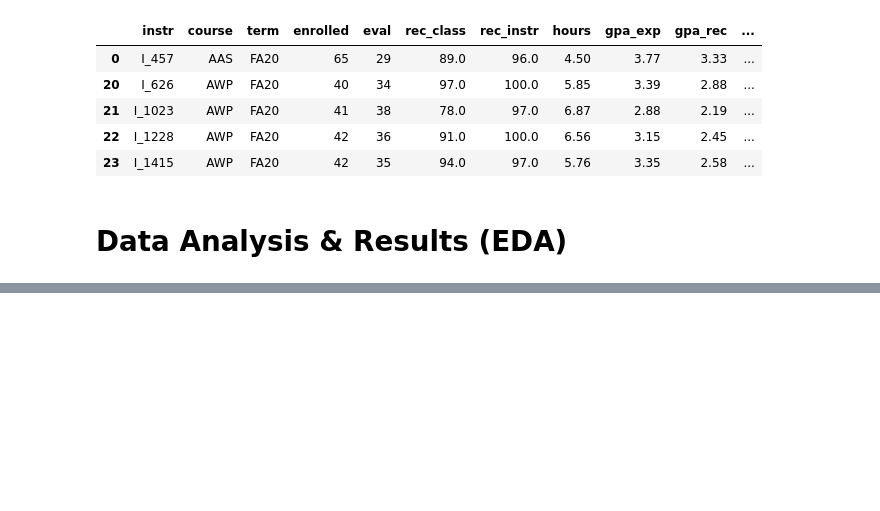
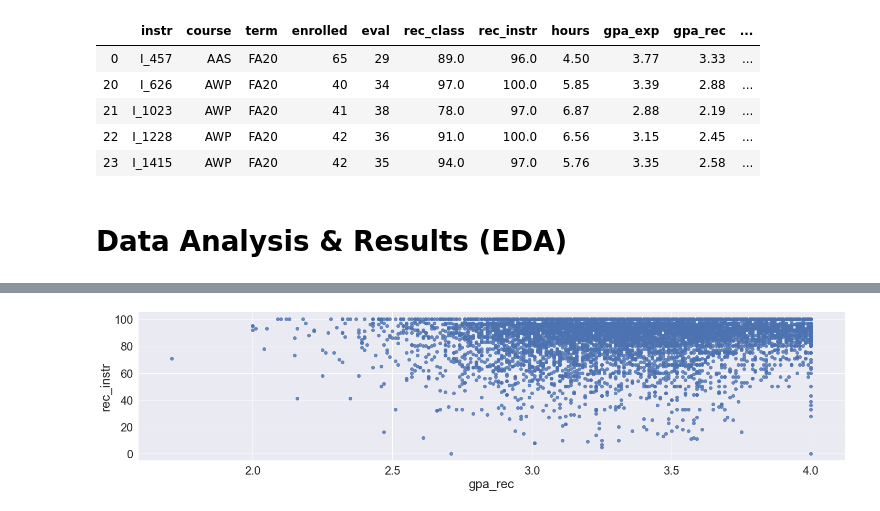
Before and after one commit to p-ghag/DataScience, a Jupyter notebook: EDACheckpoint_group046.ipynb, the cells around one changed output, grey strips where cells are left out. Cells and saved outputs as stored; diff of their text form; code cells hidden in the pictures; blank space fills up the shorter version.

```diff
--- a/EDACheckpoint_group046.ipynb
+++ b/EDACheckpoint_group046.ipynb
@@ -245,0 +297,5 @@ sns.lmplot(x='gpa_rec', y='rec_instr', data=cape_social_sci)
+# %%
+# Check the correlation between gpa_rec and rec_instr for humanities classes
+sns.lmplot(x='gpa_rec', y='rec_instr', data=cape_hum, fit_reg = False, height = 5, aspect = 4);
+# %% [output]
+[figure, added]
```
Also changed, not shown: parts of 8 cells of this notebook.
